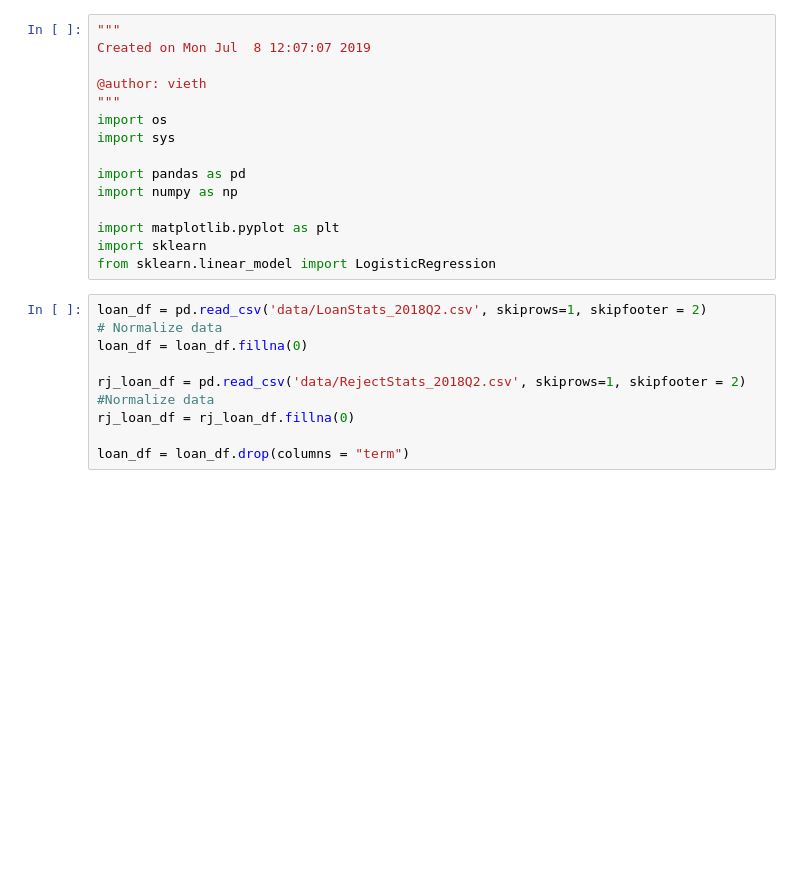
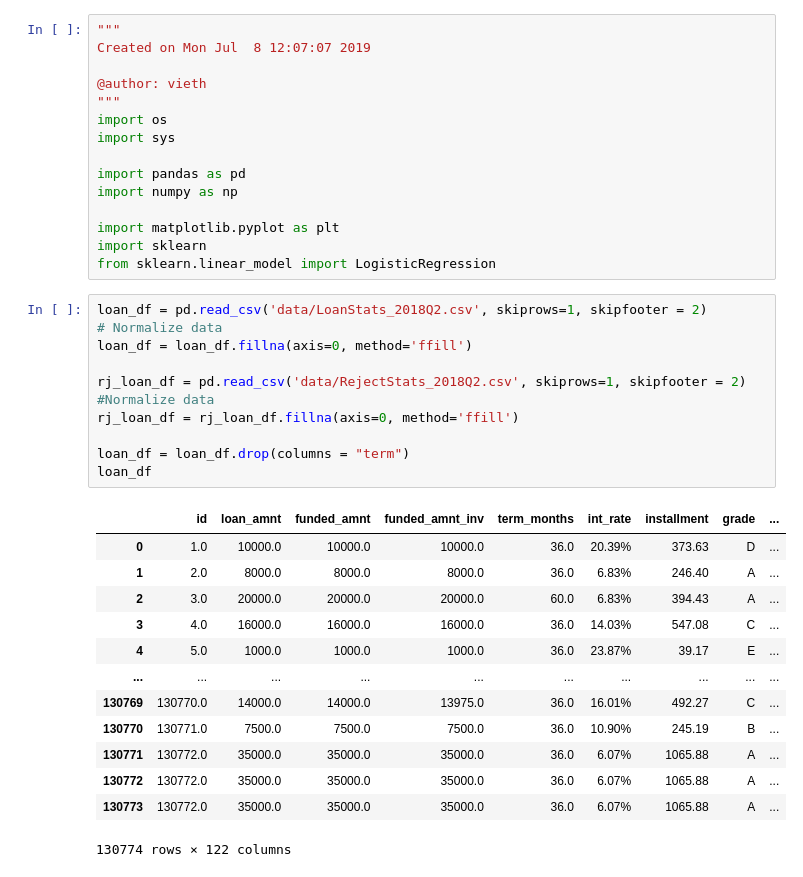
Before and after one commit to viethuy25/bank-loan-prediction, a Jupyter notebook: Untitled.ipynb, the cells around one changed output. Drawn from its saved outputs; the diff is of its cells as text; blank space fills up the shorter version.

```diff
--- a/Untitled.ipynb
+++ b/Untitled.ipynb
@@ -16,13 +16,28 @@ from sklearn.linear_model import LogisticRegression
 # %%
 loan_df = pd.read_csv('data/LoanStats_2018Q2.csv', skiprows=1, skipfooter = 2)
 # Normalize data
-loan_df = loan_df.fillna(0)
+loan_df = loan_df.fillna(axis=0, method='ffill')
 
 rj_loan_df = pd.read_csv('data/RejectStats_2018Q2.csv', skiprows=1, skipfooter = 2)
 #Normalize data
-rj_loan_df = rj_loan_df.fillna(0)
+rj_loan_df = rj_loan_df.fillna(axis=0, method='ffill')
 
 loan_df = loan_df.drop(columns = "term")
+loan_df
+# %% [output]
+|  | id | loan_amnt | funded_amnt | funded_amnt_inv | term_months | int_rate | installment | grade | ... |
+| 0 | 1.0 | 10000.0 | 10000.0 | 10000.0 | 36.0 | 20.39% | 373.63 | D | ... |
+| 1 | 2.0 | 8000.0 | 8000.0 | 8000.0 | 36.0 | 6.83% | 246.40 | A | ... |
+| 2 | 3.0 | 20000.0 | 20000.0 | 20000.0 | 60.0 | 6.83% | 394.43 | A | ... |
+| 3 | 4.0 | 16000.0 | 16000.0 | 16000.0 | 36.0 | 14.03% | 547.08 | C | ... |
+| 4 | 5.0 | 1000.0 | 1000.0 | 1000.0 | 36.0 | 23.87% | 39.17 | E | ... |
+| ... | ... | ... | ... | ... | ... | ... | ... | ... | ... |
+| 130769 | 130770.0 | 14000.0 | 14000.0 | 13975.0 | 36.0 | 16.01% | 492.27 | C | ... |
+| 130770 | 130771.0 | 7500.0 | 7500.0 | 7500.0 | 36.0 | 10.90% | 245.19 | B | ... |
+| 130771 | 130772.0 | 35000.0 | 35000.0 | 35000.0 | 36.0 | 6.07% | 1065.88 | A | ... |
+| 130772 | 130772.0 | 35000.0 | 35000.0 | 35000.0 | 36.0 | 6.07% | 1065.88 | A | ... |
+| 130773 | 130772.0 | 35000.0 | 35000.0 | 35000.0 | 36.0 | 6.07% | 1065.88 | A | ... |
+130774 rows × 122 columns
 # %%
 print ("\n")
 print ("==========Approve loan=========")
```
Also changed, not shown: parts of 9 cells of this notebook, 1 other file.
